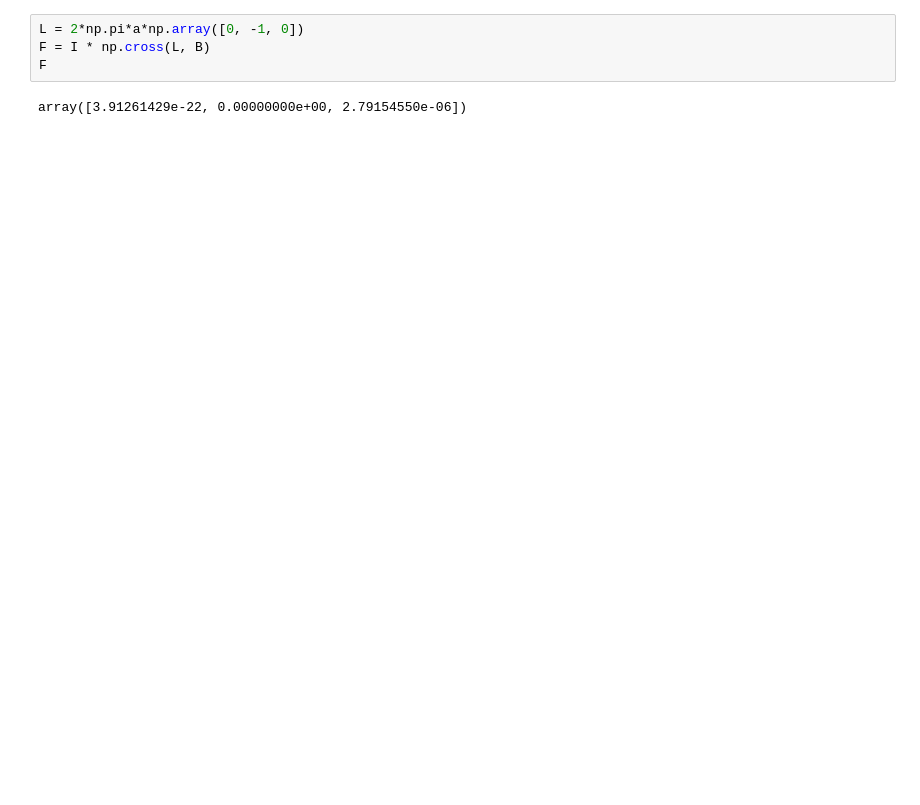
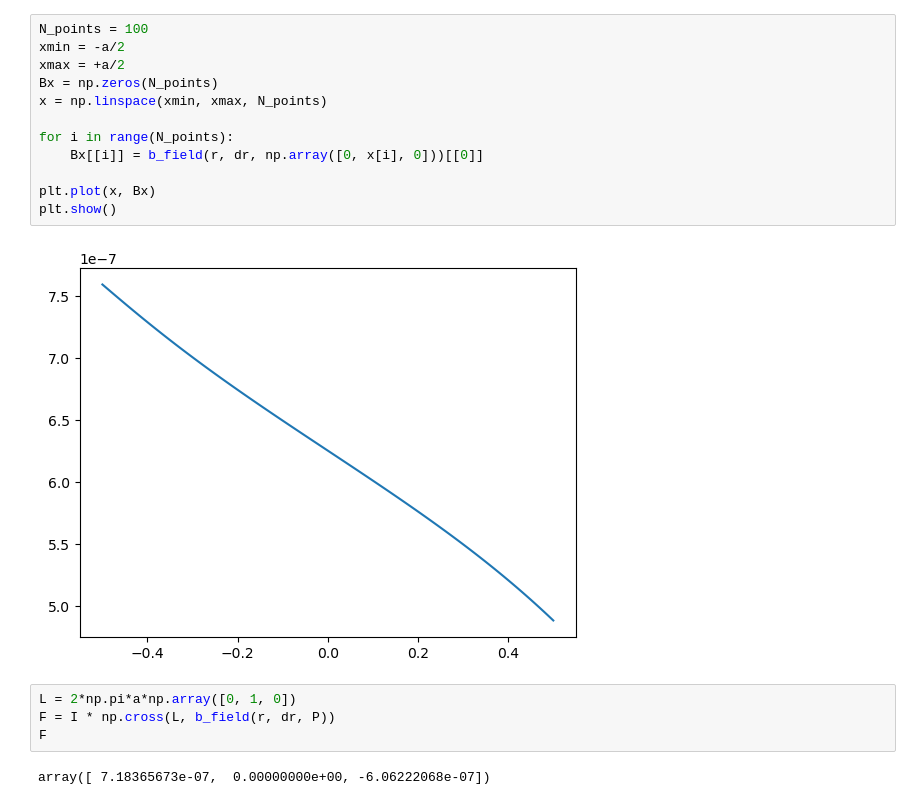
Before and after one commit to bylands/physics, a Jupyter notebook: helmholtz/helmholtz_attraction.ipynb, the cells around one changed output. Drawn from its saved outputs; the diff is of its cells as text; blank space fills up the shorter version.

```diff
--- a/helmholtz/helmholtz_attraction.ipynb
+++ b/helmholtz/helmholtz_attraction.ipynb
@@ -25,6 +41,20 @@ array([ 4.44288294e-07, -7.70513663e-22, -1.85255338e-22])
+# %%
+N_points = 100
+xmin = -a/2
+xmax = +a/2
+Bx = np.zeros(N_points)
+x = np.linspace(xmin, xmax, N_points)
+
+for i in range(N_points):
+    Bx[[i]] = b_field(r, dr, np.array([0, x[i], 0]))[[0]]
+
+plt.plot(x, Bx)
+plt.show()
+# %% [output]
+[figure, added]
 # %%
-L = 2*np.pi*a*np.array([0, -1, 0])
-F = I * np.cross(L, B)
+L = 2*np.pi*a*np.array([0, 1, 0])
+F = I * np.cross(L, b_field(r, dr, P))
 F
 # %% [output]
-array([3.91261429e-22, 0.00000000e+00, 2.79154550e-06])
+array([ 7.18365673e-07,  0.00000000e+00, -6.06222068e-07])
```
Also changed, not shown: parts of 8 cells of this notebook.
